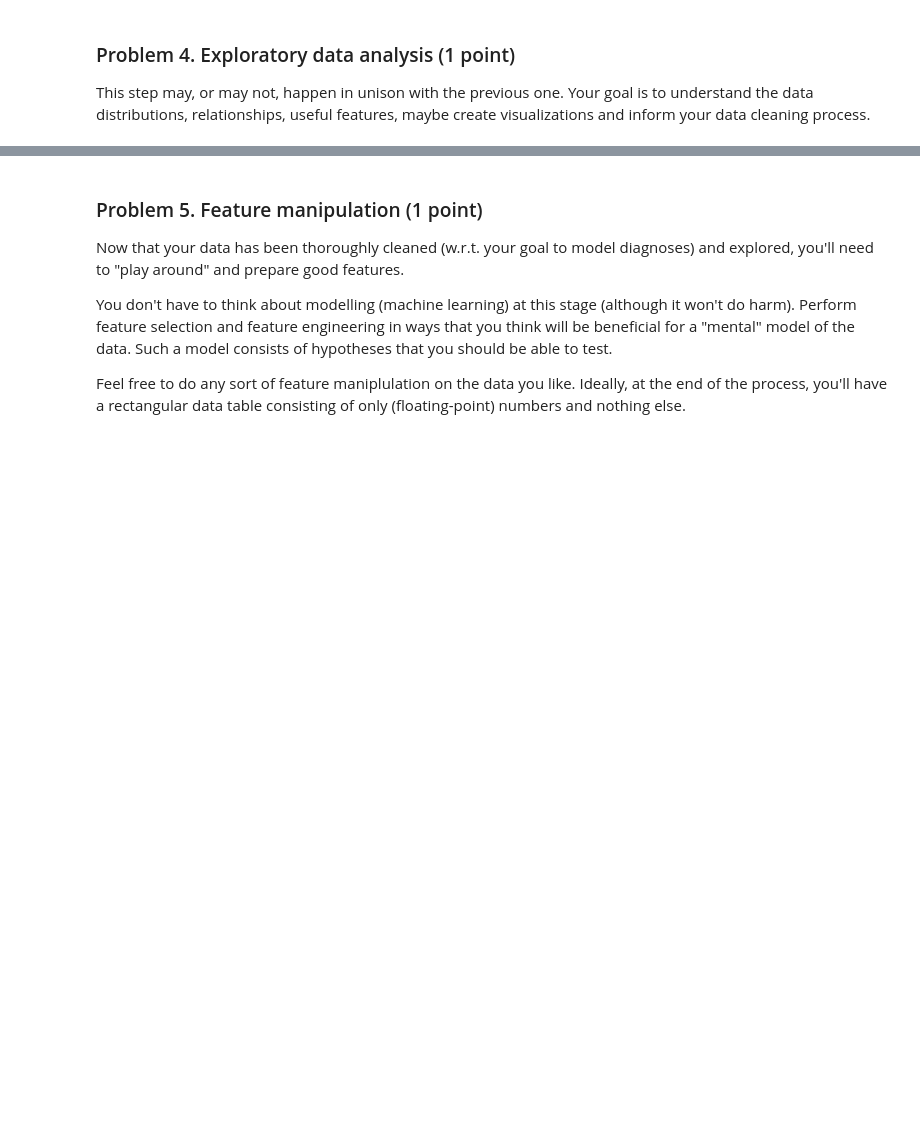
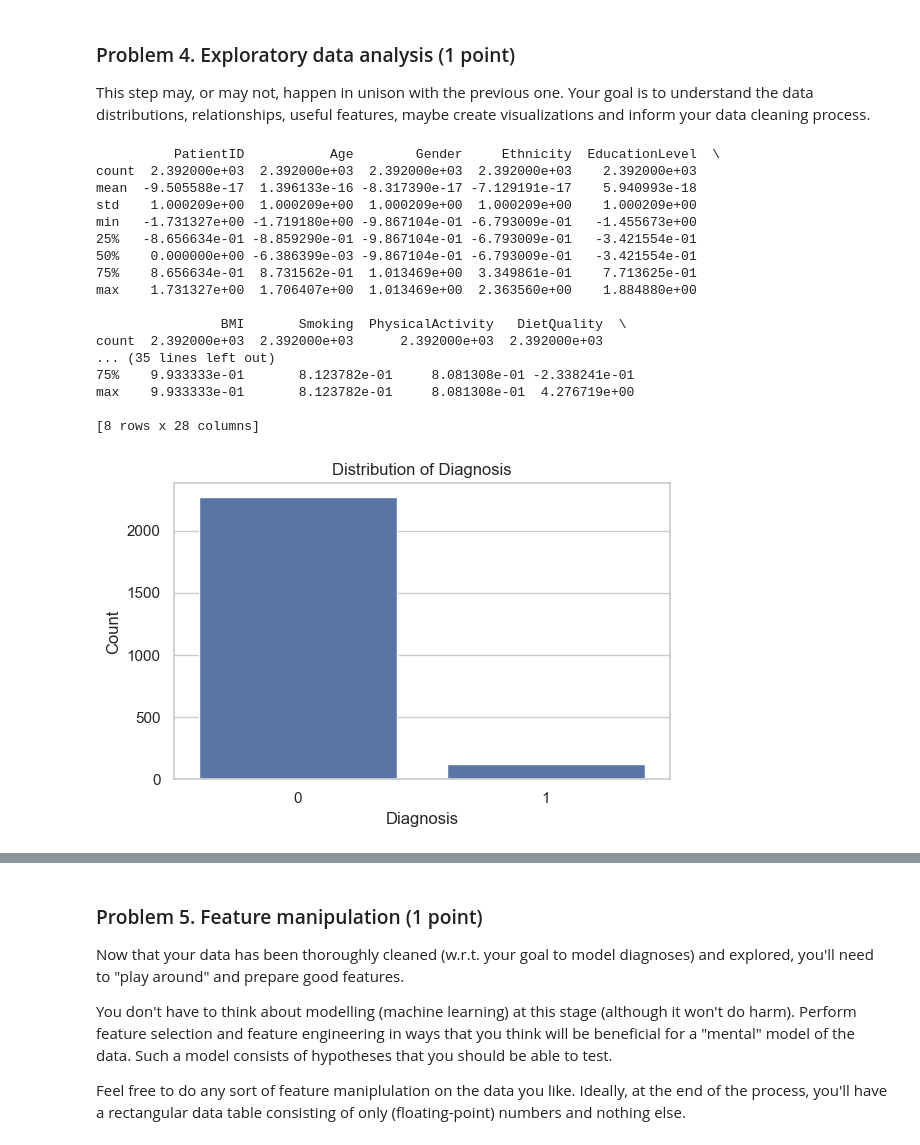
Before and after one commit to Atanas9205/asthma-diagnosis-project, a Jupyter notebook: DS Project Archiecture Lab.ipynb, the cells around one changed output, grey strips where cells are left out. Cells and saved outputs as stored; diff of their text form; code cells hidden in the pictures; blank space fills up the shorter version.

```diff
--- a/DS Project Archiecture Lab.ipynb
+++ b/DS Project Archiecture Lab.ipynb
@@ -79,3 +361,61 @@ This is still part of your research. That is, don't be afraid to _try out differ
 # %% [markdown]
 ### Problem 4. Exploratory data analysis (1 point)
 This step may, or may not, happen in unison with the previous one. Your goal is to understand the data distributions, relationships, useful features, maybe create visualizations and inform your data cleaning process.
+# %%
+import matplotlib.pyplot as plt
+import seaborn as sns
+
+# 1. Summary statistics
+print(df_encoded.describe())
+
+# 2. Distribution of the target variable
+plt.figure(figsize=(6, 4))
+sns.countplot(x='Diagnosis', data=df_cleaned)
+plt.title("Distribution of Diagnosis")
+plt.xlabel("Diagnosis")
+plt.ylabel("Count")
+plt.tight_layout()
+plt.show()
+
+# 3. Correlation matrix (Pearson)
+plt.figure(figsize=(14, 10))
+sns.heatmap(df_encoded.corr(), cmap="coolwarm", annot=False, fmt=".2f")
+plt.title("Correlation Heatmap (Pearson)")
+plt.tight_layout()
+plt.show()
+
+# 4. Top 5 features most correlated with Diagnosis (Spearman)
+spearman_corr = df_encoded.corr(method='spearman')["Diagnosis"].drop("Diagnosis")
+top5_spearman = spearman_corr.abs().sort_values(ascending=False).head(5).index
+
+plt.figure(figsize=(8, 6))
+sns.heatmap(df_encoded[top5_spearman.tolist() + ["Diagnosis"]].corr(method='spearman'),
+            annot=True, cmap="YlGnBu")
+plt.title("Top 5 Features (Spearman Correlation with Diagnosis)")
+plt.tight_layout()
+plt.show()
+
+# 5. Pairplot of top 3 features
+top3 = top5_spearman[:3].tolist() + ["Diagnosis"]
+sns.pairplot(df_encoded[top3], hue="Diagnosis", diag_kind="kde")
+plt.suptitle("Pairplot of Top 3 Correlated Features", y=1.02)
+plt.show()
+# %% [output]
+          PatientID           Age        Gender     Ethnicity  EducationLevel  \
+count  2.392000e+03  2.392000e+03  2.392000e+03  2.392000e+03    2.392000e+03
+mean  -9.505588e-17  1.396133e-16 -8.317390e-17 -7.129191e-17    5.940993e-18
+std    1.000209e+00  1.000209e+00  1.000209e+00  1.000209e+00    1.000209e+00
+min   -1.731327e+00 -1.719180e+00 -9.867104e-01 -6.793009e-01   -1.455673e+00
+25%   -8.656634e-01 -8.859290e-01 -9.867104e-01 -6.793009e-01   -3.421554e-01
+50%    0.000000e+00 -6.386399e-03 -9.867104e-01 -6.793009e-01   -3.421554e-01
+75%    8.656634e-01  8.731562e-01  1.013469e+00  3.349861e-01    7.713625e-01
+max    1.731327e+00  1.706407e+00  1.013469e+00  2.363560e+00    1.884880e+00
+
+                BMI       Smoking  PhysicalActivity   DietQuality  \
+count  2.392000e+03  2.392000e+03      2.392000e+03  2.392000e+03
+... (35 lines left out)
+75%    9.933333e-01       8.123782e-01     8.081308e-01 -2.338241e-01
+max    9.933333e-01       8.123782e-01     8.081308e-01  4.276719e+00
+
+[8 rows x 28 columns]
+[figure, added]
```
Also changed, not shown: parts of 28 cells of this notebook, 1 other file.
